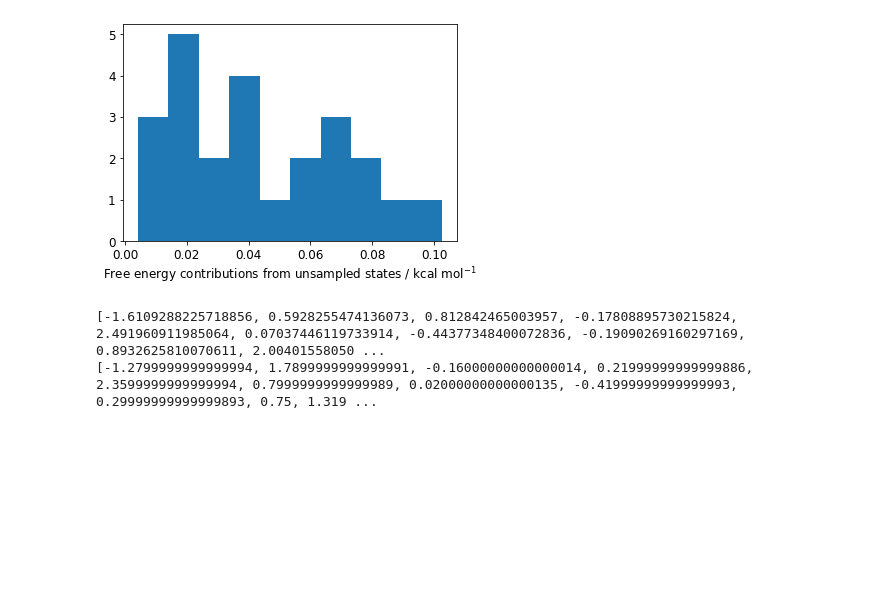
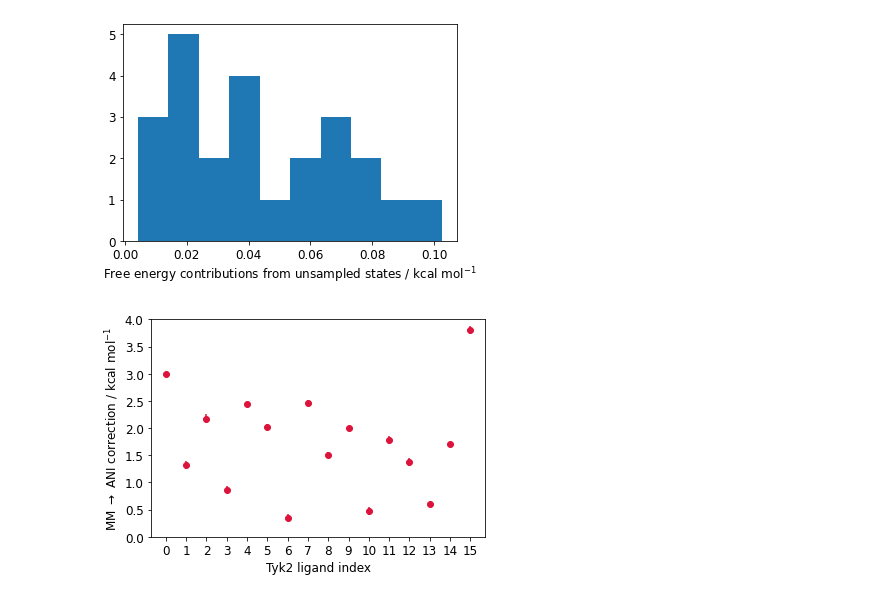
Before and after one commit to choderalab/nn-endstates, a Jupyter notebook: tyk2_hrestraints/Tyk2.ipynb, the cells around one changed output. Saved outputs shown, nothing was run; the diff lists cells and outputs as text; code cells hidden in the pictures; blank space fills up the shorter version.

```diff
--- a/tyk2_hrestraints/Tyk2.ipynb
+++ b/tyk2_hrestraints/Tyk2.ipynb
@@ -94,16 +105,13 @@ plt.show()
 # %% [output]
 [figure]
 # %%
-calc = []
-exp = []
+# calc = []
+# exp = []
 
-for edge in mm_g.edges(data=True):
-    calc.append(edge[2]['calc_DDG'])
-    exp.append(edge[2]['exp_DDG'])
+# for edge in mm_g.edges(data=True):
+#     calc.append(edge[2]['calc_DDG'])
+#     exp.append(edge[2]['exp_DDG'])
 
-print(calc)
-print(exp)
+# print(calc)
+# print(exp)
-# %% [output]
-[-1.6109288225718856, 0.5928255474136073, 0.812842465003957, -0.17808895730215824, 2.491960911985064, 0.07037446119733914, -0.44377348400072836, -0.19090269160297169, 0.8932625810070611, 2.00401558050 ...
-[-1.2799999999999994, 1.7899999999999991, -0.16000000000000014, 0.21999999999999886, 2.3599999999999994, 0.7999999999999989, 0.02000000000000135, -0.41999999999999993, 0.29999999999999893, 0.75, 1.319 ...
 # %%
@@ -124,6 +134,17 @@ ani_corr = {0:( 2.986588908718666, 0.03663977646315734),
 14:( 1.6981176220076157, 0.0356215918101562),
 15:( 3.8008517268861177, 0.0731102090243027)
 }
+# %%
+plt.scatter(list(ani_corr.keys()),[x[0] for x in ani_corr.values()],color='crimson')
+plt.errorbar(list(ani_corr.keys()),[x[0] for x in ani_corr.values()],yerr=[x[1] for x in ani_corr.values()],linestyle='none',color='crimson')
+plt.xlabel('Tyk2 ligand index')
+plt.ylabel(r'MM $\rightarrow$ ANI correction / kcal mol'+r'$^{-1}$')
+# print(np.max([x[0] for x in ani_corr.values()]))
+plt.ylim(0., np.ceil(np.max([x[0] for x in ani_corr.values()])))
+plt.xticks(list(ani_corr.keys()),labels=list(ani_corr.keys()))
+plt.show()
+# %% [output]
+[figure, added]
 # %%
 import copy
 
```
Also changed, not shown: parts of 10 cells of this notebook, 46 other files.
